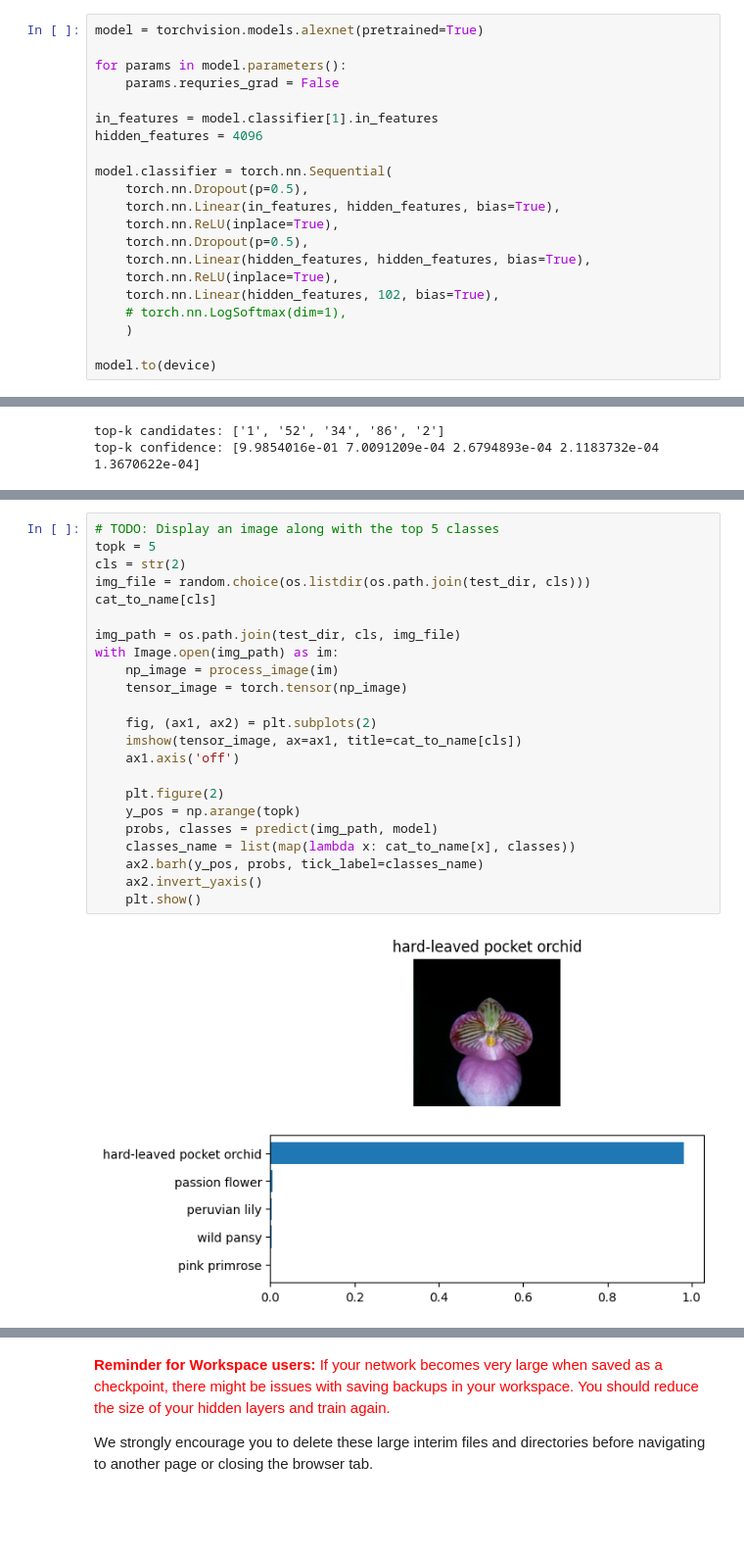
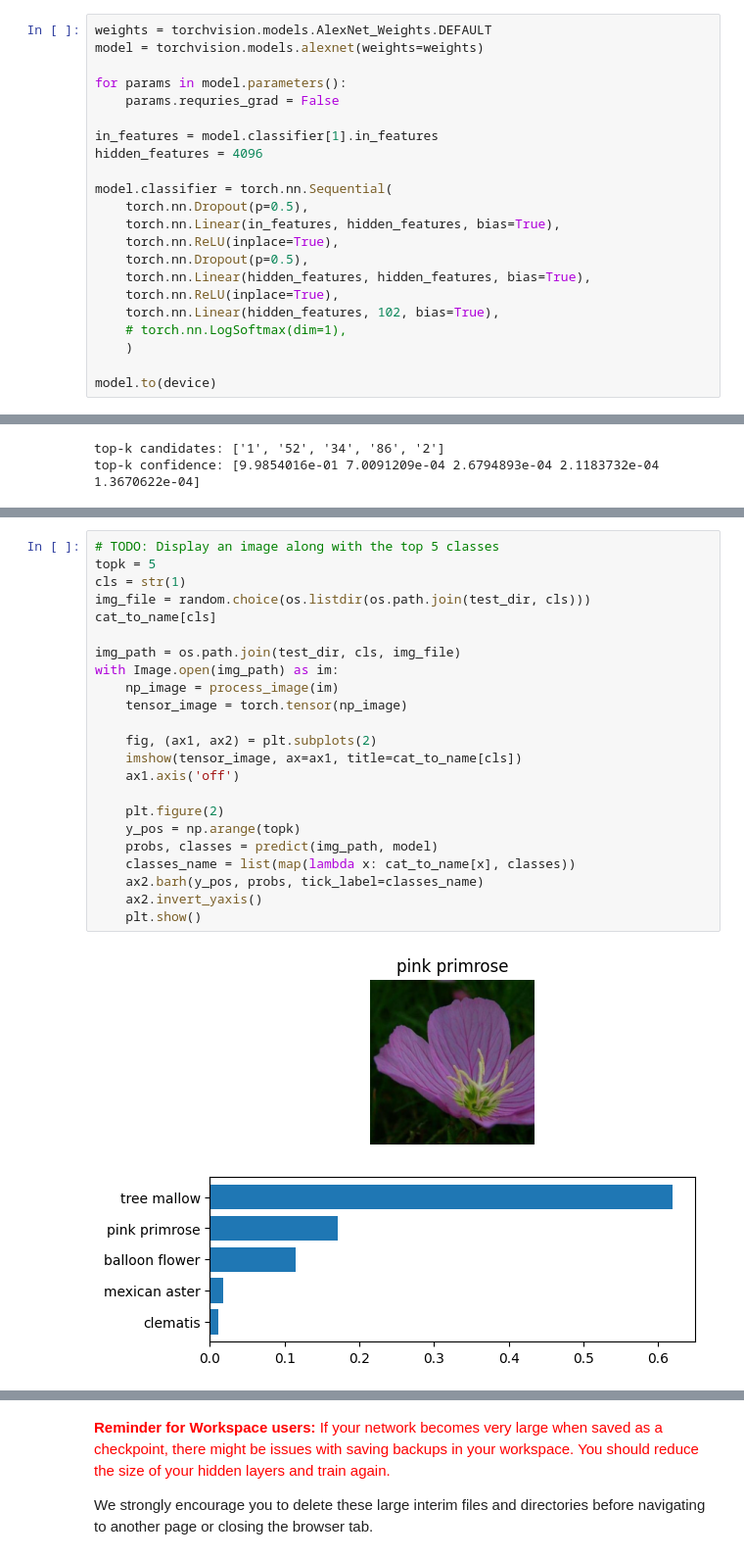
Before and after one commit to ruddyscent/udacity-workspace, a Jupyter notebook: nd089/create-your-own-image-classifier/home/Image Classifier Project.ipynb, the cells around one changed output, grey strips where cells are left out. Shown: that part at 98% size. Saved outputs shown, nothing was run; the diff lists cells and outputs as text; blank space fills up the shorter version.

Commit message:
Fix tqdm error & Apply TorchVision Multi-Weight API (#52)

```diff
--- a/nd089/create-your-own-image-classifier/home/Image Classifier Project.ipynb
+++ b/nd089/create-your-own-image-classifier/home/Image Classifier Project.ipynb
@@ -142,7 +142,8 @@ GPU Workspaces about Keeping Your Session Active. You'll want to include code fr
 
 <font color='red'>**Note for Workspace users:** If your network is over 1 GB when saved as a checkpoint, there might be issues with saving backups in your workspace. Typically this happens with wide dense layers after the convolutional layers. If your saved checkpoint is larger than 1 GB (you can open a terminal and check with `ls -lh`), you should reduce the size of your hidden layers and train again.</font>
 # %%
-model = torchvision.models.alexnet(pretrained=True)
+weights = torchvision.models.AlexNet_Weights.DEFAULT
+model = torchvision.models.alexnet(weights=weights)
 
 for params in model.parameters():
     params.requries_grad = False
@@ -476,28 +478,28 @@ You can convert from the class integer encoding to actual flower names with the
 # %%
 # TODO: Display an image along with the top 5 classes
 topk = 5
-cls = str(2)
+cls = str(1)
 img_file = random.choice(os.listdir(os.path.join(test_dir, cls)))
 cat_to_name[cls]
 
 img_path = os.path.join(test_dir, cls, img_file)
 with Image.open(img_path) as im:
     np_image = process_image(im)
     tensor_image = torch.tensor(np_image)
 
     fig, (ax1, ax2) = plt.subplots(2)
     imshow(tensor_image, ax=ax1, title=cat_to_name[cls])
     ax1.axis('off')
 
     plt.figure(2)
     y_pos = np.arange(topk)
     probs, classes = predict(img_path, model)
     classes_name = list(map(lambda x: cat_to_name[x], classes))
     ax2.barh(y_pos, probs, tick_label=classes_name)
     ax2.invert_yaxis()
     plt.show()
 # %% [output]
-[figure, old version]
+[figure, new version]
 <Figure size 640x480 with 0 Axes>
 # %% [markdown]
 <font color='red'>**Reminder for Workspace users:** If your network becomes very large when saved as a checkpoint, there might be issues with saving backups in your workspace. You should reduce the size of your hidden layers and train again.
```
Also changed, not shown: parts of 3 cells of this notebook, 1 other file.
